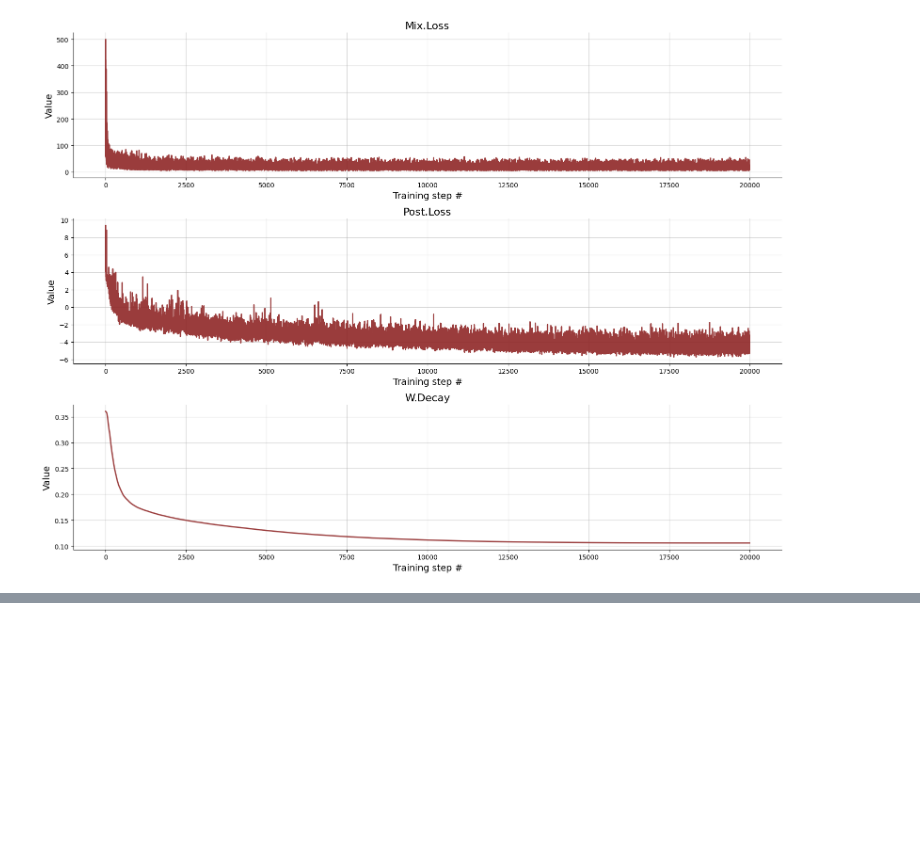
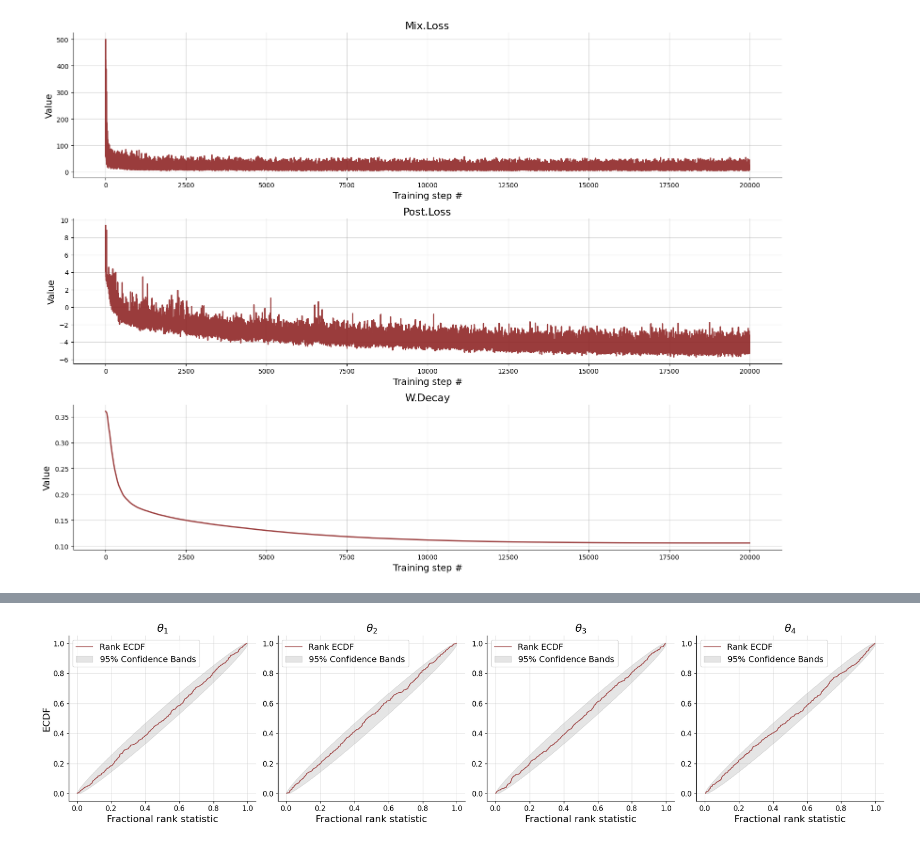
Before and after one commit to Kucharssim/bayesflow-amortized-mixtures, a Jupyter notebook: case-studies/normal-mixture/mixture-posterior.ipynb, the cells around one changed output, grey strips where cells are left out. Cells and saved outputs as stored; diff of their text form; code cells hidden in the pictures; blank space fills up the shorter version.

```diff
--- a/case-studies/normal-mixture/mixture-posterior.ipynb
+++ b/case-studies/normal-mixture/mixture-posterior.ipynb
@@ -45,0 +60,4 @@ f=bf.diagnostics.plot_losses(h)
+# %%
+f = bf.diagnostics.plot_sbc_ecdf(post_samples, prior_samples)
+# %% [output]
+[figure, added]
```
Also changed, not shown: parts of 7 cells of this notebook, 1 other file.
